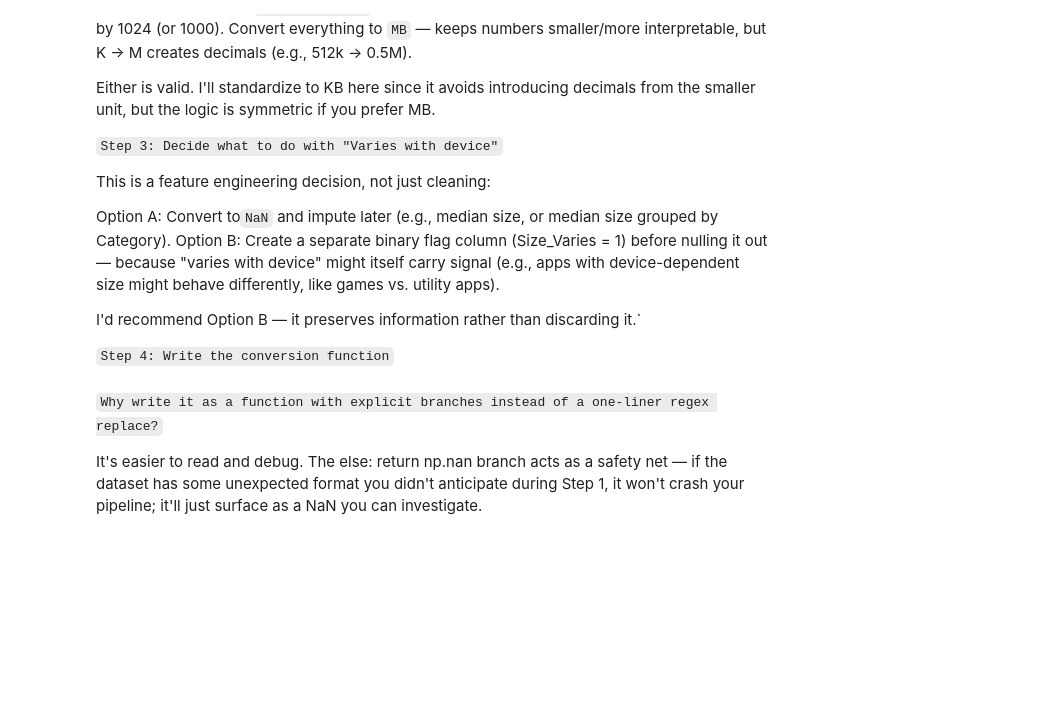
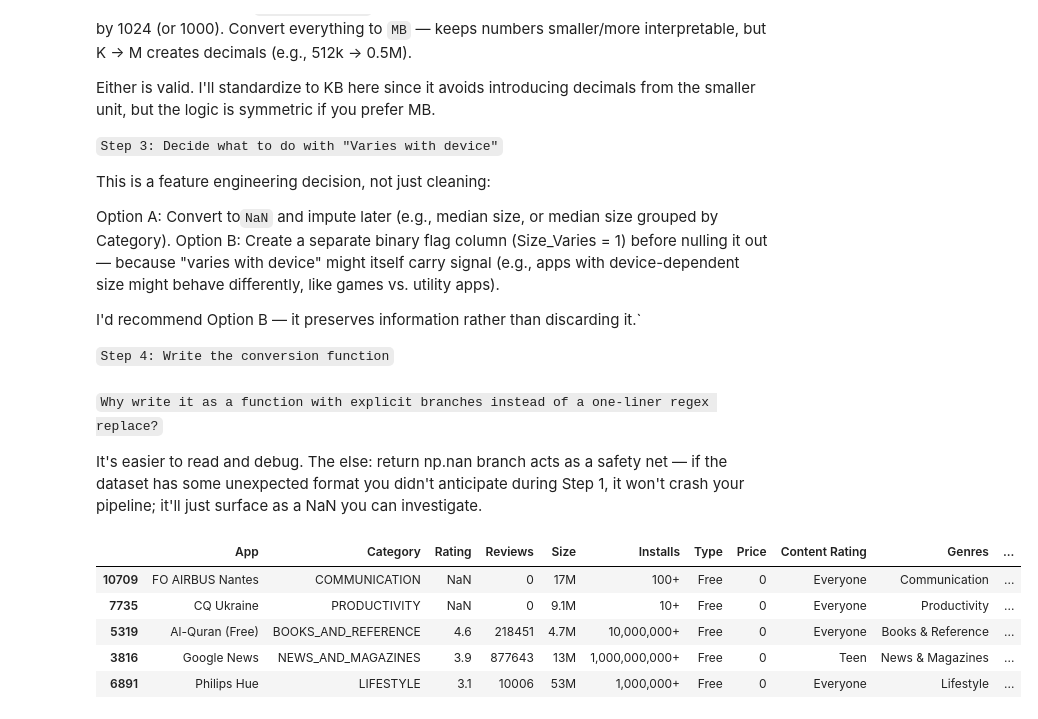
Before and after one commit to teamkweku/Data_Science_And_Machine_Learning_Notes, a Jupyter notebook: 03.EDA_and_Feature_engineering/Google-Playstore.ipynb, the cells around one changed output. Drawn from its saved outputs; the diff is of its cells as text; code cells hidden in the pictures; blank space fills up the shorter version.

```diff
--- a/03.EDA_and_Feature_engineering/Google-Playstore.ipynb
+++ b/03.EDA_and_Feature_engineering/Google-Playstore.ipynb
@@ -192,3 +192,11 @@ It's easier to read and debug.
 The else: return np.nan branch acts as a safety net — if the dataset has some unexpected format you didn't anticipate during Step 1, it won't crash your pipeline; it'll just surface as a NaN you can investigate.
 # %%
 ### Step 5: Apply it and create the flag column first
+df_copy['Size_Varies'] = (df_copy['Size'] == 'Varies with device').astype(int)
+# %% [output]
+|  | App | Category | Rating | Reviews | Size | Installs | Type | Price | Content Rating | Genres | ... |
+| 10709 | FO AIRBUS Nantes | COMMUNICATION | NaN | 0 | 17M | 100+ | Free | 0 | Everyone | Communication | ... |
+| 7735 | CQ Ukraine | PRODUCTIVITY | NaN | 0 | 9.1M | 10+ | Free | 0 | Everyone | Productivity | ... |
+| 5319 | Al-Quran (Free) | BOOKS_AND_REFERENCE | 4.6 | 218451 | 4.7M | 10,000,000+ | Free | 0 | Everyone | Books & Reference | ... |
+| 3816 | Google News | NEWS_AND_MAGAZINES | 3.9 | 877643 | 13M | 1,000,000,000+ | Free | 0 | Teen | News & Magazines | ... |
+| 6891 | Philips Hue | LIFESTYLE | 3.1 | 10006 | 53M | 1,000,000+ | Free | 0 | Everyone | Lifestyle | ... |
```
Also changed, not shown: parts of 13 cells of this notebook.
